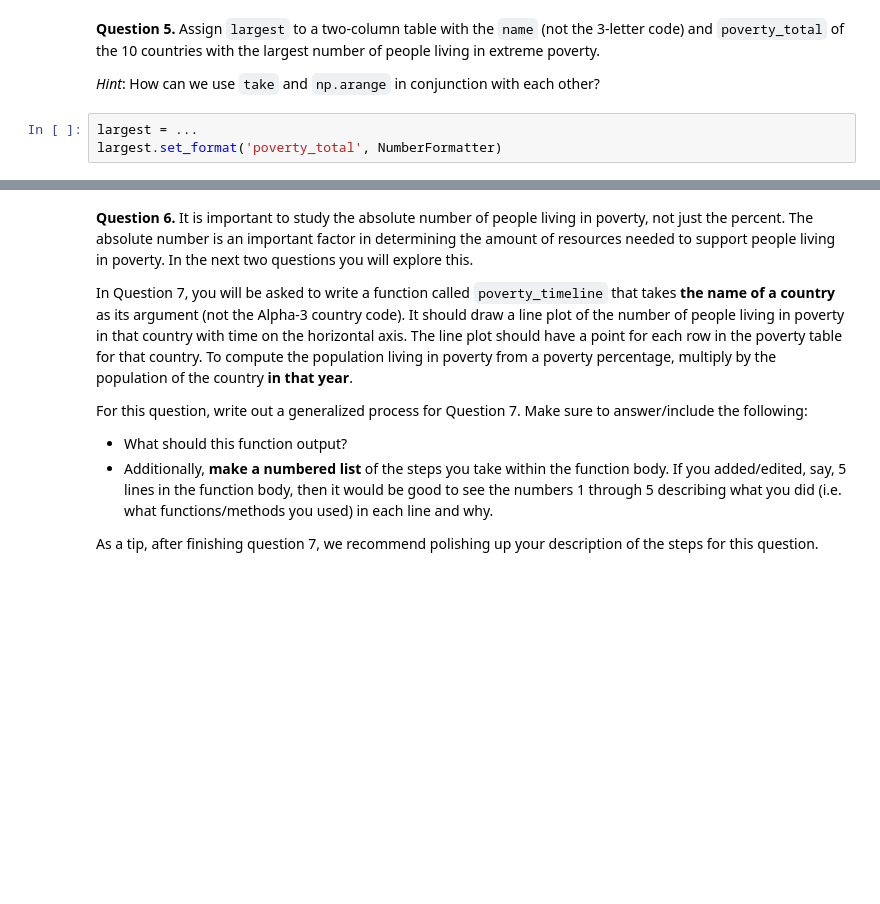
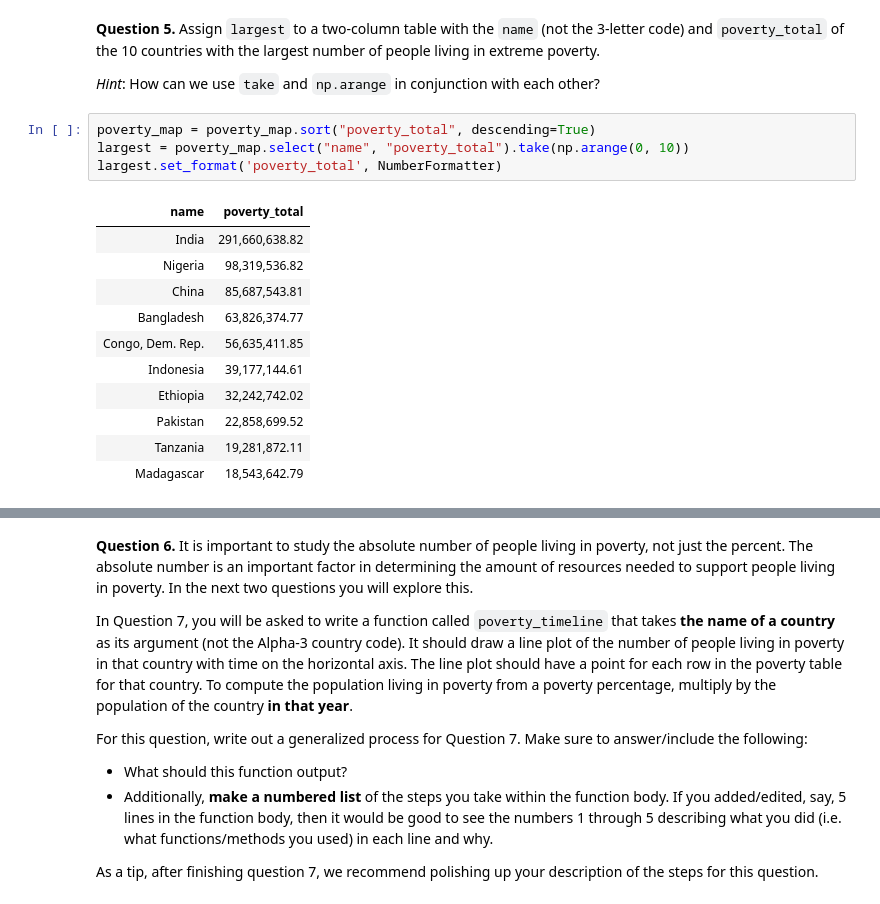
Before and after one commit to trentonbates/fall-24-data1350, a Jupyter notebook: Projects/project1/project1.ipynb, the cells around one changed output, grey strips where cells are left out. Cells and saved outputs as stored; diff of their text form; blank space fills up the shorter version.

```diff
--- a/Projects/project1/project1.ipynb
+++ b/Projects/project1/project1.ipynb
@@ -743,8 +779,21 @@ Although people lived in extreme poverty throughout the world in 2010 (with more
 **Question 5.** Assign `largest` to a two-column table with the `name` (not the 3-letter code) and `poverty_total` of the 10 countries with the largest number of people living in extreme poverty.
 
 *Hint*: How can we use `take` and `np.arange` in conjunction with each other?
-# %%
-largest = ...
-largest.set_format('poverty_total', NumberFormatter)
+# %%
+poverty_map = poverty_map.sort("poverty_total", descending=True)
+largest = poverty_map.select("name", "poverty_total").take(np.arange(0, 10))
+largest.set_format('poverty_total', NumberFormatter)
+# %% [output]
+| name | poverty_total |
+| India | 291,660,638.82 |
+| Nigeria | 98,319,536.82 |
+| China | 85,687,543.81 |
+| Bangladesh | 63,826,374.77 |
+| Congo, Dem. Rep. | 56,635,411.85 |
+| Indonesia | 39,177,144.61 |
+| Ethiopia | 32,242,742.02 |
+| Pakistan | 22,858,699.52 |
+| Tanzania | 19,281,872.11 |
+| Madagascar | 18,543,642.79 |
 # %%
 grader.check("q2_5")
```
Also changed, not shown: parts of 18 cells of this notebook, 1 other file.
